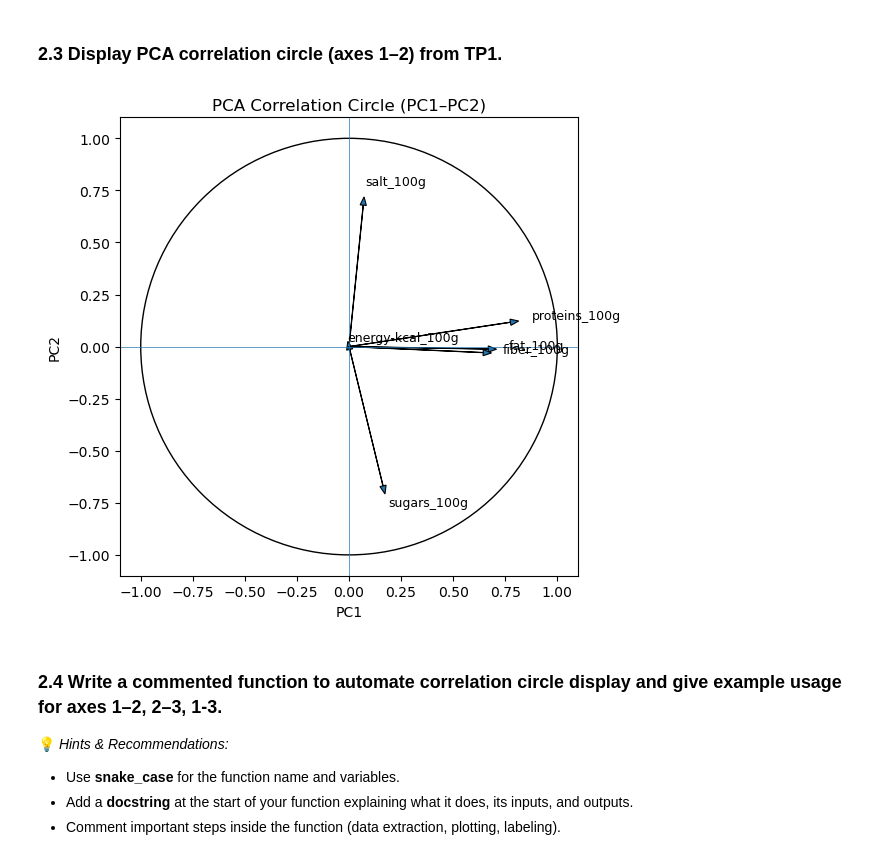
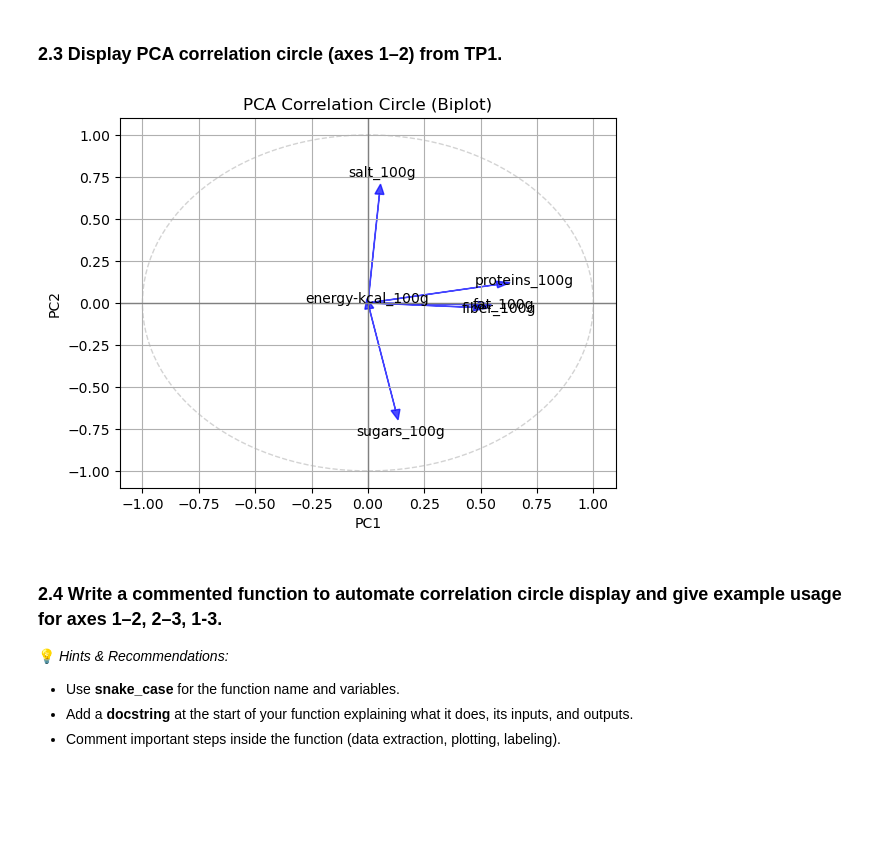
Before and after one commit to sebastian-weiermann/TP2, a Jupyter notebook: notebooks/Lab2_SebastianWeiermann.ipynb, the cells around one changed output. Saved outputs shown, nothing was run; the diff lists cells and outputs as text; code cells hidden in the pictures; blank space fills up the shorter version.

```diff
--- a/notebooks/Lab2_SebastianWeiermann.ipynb
+++ b/notebooks/Lab2_SebastianWeiermann.ipynb
@@ -110,3 +110,6 @@ Load the CSV into a DataFrame `df`.
 # 1. Load the dataset from 'cleaned.csv' into a DataFrame (use pandas)
 # 2. Display the first few rows of the dataset
 # 3. Print the shape of the dataset (rows, columns)
+df = pd.read_csv(DATASET_PATH)
+print(df.shape)
+df.head()
@@ -135,18 +146,40 @@ We create a clean DataFrame with only these columns, extract the underlying nume
 #(run this cell)
 #1. **Select features**
 #code from solution Lab1 goes here
+features = ["sugars_100g", "fat_100g", "salt_100g", "proteins_100g", "energy-kcal_100g", "fiber_100g"]
+df_sub = df[features].dropna().copy()
+X = df_sub.values
+print(X.shape)
 
 #2. **Standardize**
 #code from solution Lab1 goes here
+X_sc = StandardScaler().fit_transform(X)
+print(X_sc.mean(axis=0))  # mean should be ~0
+print(X_sc.std(axis=0))   # std should be ~1
 
 #3. **Fit PCA**
 #code from solution Lab1 goes here
+PCA_model = PCA()
+pca_result = PCA_model.fit_transform(X_sc)
 
 # **Explained Ratio*
 #code from solution Lab1 goes here
+explained_var = PCA_model.explained_variance_ratio_
 
 # cumulative explained variance ratio
 #code from solution Lab1 goes here
+cumulative_var = np.cumsum(explained_var)
+
+# visualizing (cumulative) explained variance
+plt.bar(range(1, len(explained_var) + 1), explained_var, alpha=0.7, label='Explained Variance')
+plt.plot(range(1, len(explained_var) + 1), cumulative_var, marker='o', color='red', label='Cumulative Explained Variance')
+plt.xlabel('Principal Component')
+plt.ylabel('Explained Variance Ratio')
+plt.title('Explained Variance per Principal Component')
+plt.legend()
+plt.show()
+print("Explained variance ratios:", PCA_model.explained_variance_ratio_)
 
 #display Correlation circle
 #code from solution Lab1 goes here
+#--> in next code cell
@@ -155,8 +195,25 @@ We create a clean DataFrame with only these columns, extract the underlying nume
 # %%
 #(run this cell)
 #code from solution goes here
+loadings = PCA_model.components_.T[:, :2]  # shape: (n_features, 2)
+plt.axhline(0, color='grey', lw=1)
+plt.axvline(0, color='grey', lw=1)
+circle = plt.Circle((0, 0), 1, color='lightgrey', fill=False, linestyle='--')
+plt.gca().add_artist(circle)
+
+for i, feature in enumerate(features):
+    plt.arrow(0, 0, loadings[i,0], loadings[i,1], color='b', alpha=0.7, head_width=0.04, length_includes_head=True)
+    plt.text(loadings[i,0]*1.1, loadings[i,1]*1.1, feature, color='black', ha='center', va='center')
+
+plt.xlabel('PC1')
+plt.ylabel('PC2')
+plt.title('PCA Correlation Circle (Biplot)')
+plt.xlim(-1.1, 1.1)
+plt.ylim(-1.1, 1.1)
+plt.grid(True)
+plt.show()
 # %% [output]
-[figure, old version]
+[figure, new version]
 # %% [markdown]
 ### 2.4 Write a commented function to automate correlation circle display and give example usage for axes 1–2, 2–3, 1-3.
 💡 *Hints & Recommendations:*
```
Also changed, not shown: parts of 7 cells of this notebook, 3 other files.
